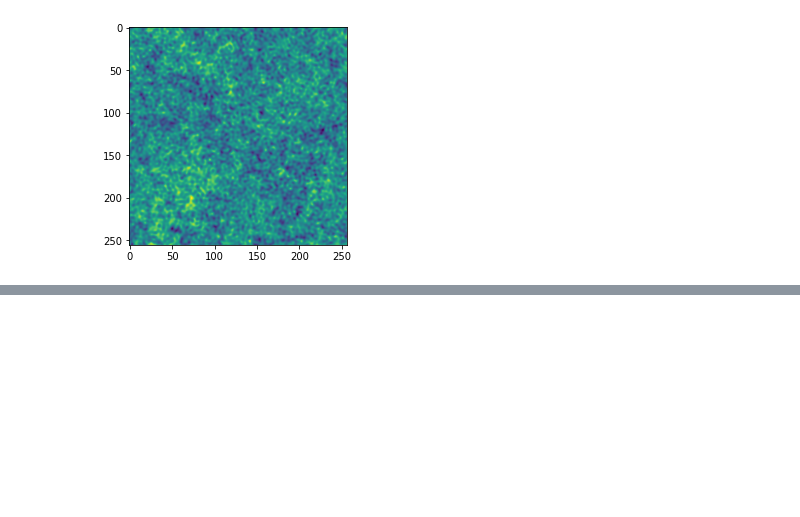
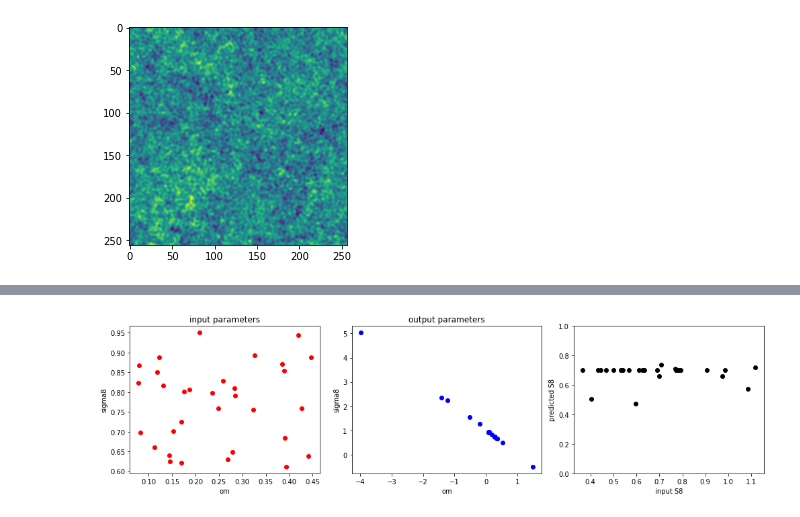
Before and after one commit to liuxx479/Outlier, a Jupyter notebook: notebooks/ResNet_JAX.ipynb, the cells around one changed output, grey strips where cells are left out. Drawn from its saved outputs; the diff is of its cells as text; code cells hidden in the pictures; blank space fills up the shorter version.

```diff
--- a/notebooks/ResNet_JAX.ipynb
+++ b/notebooks/ResNet_JAX.ipynb
@@ -209,24 +210,26 @@ predictions = predict_fun(final_NNparams, kappa_map)
 # %%
 true_s8=S8_gen(params_input)
 pred_s8=S8_gen(predictions)
 
 figure(figsize=(14,4))
 subplot(1,3,1)
 scatter(params_input.T[0], params_input.T[1],color='r')
 title('input parameters')
 xlabel('om')
 ylabel('sigma8')
 subplot(1,3,2)
 scatter(predictions.T[0], predictions.T[1],color='b')
 title('output parameters')
 xlabel('om')
 ylabel('sigma8')
 subplot(1,3,3)
 scatter(true_s8, pred_s8, color='k')
 xlabel('input S8')
 ylabel('predicted S8')
-# ylim(0,1)
+ylim(0,1)
 plt.tight_layout()
+# %% [output]
+[figure, added]
 # %%
 ############ check  parameter shape
 j=0
```
Also changed, not shown: parts of 1 cell of this notebook.
